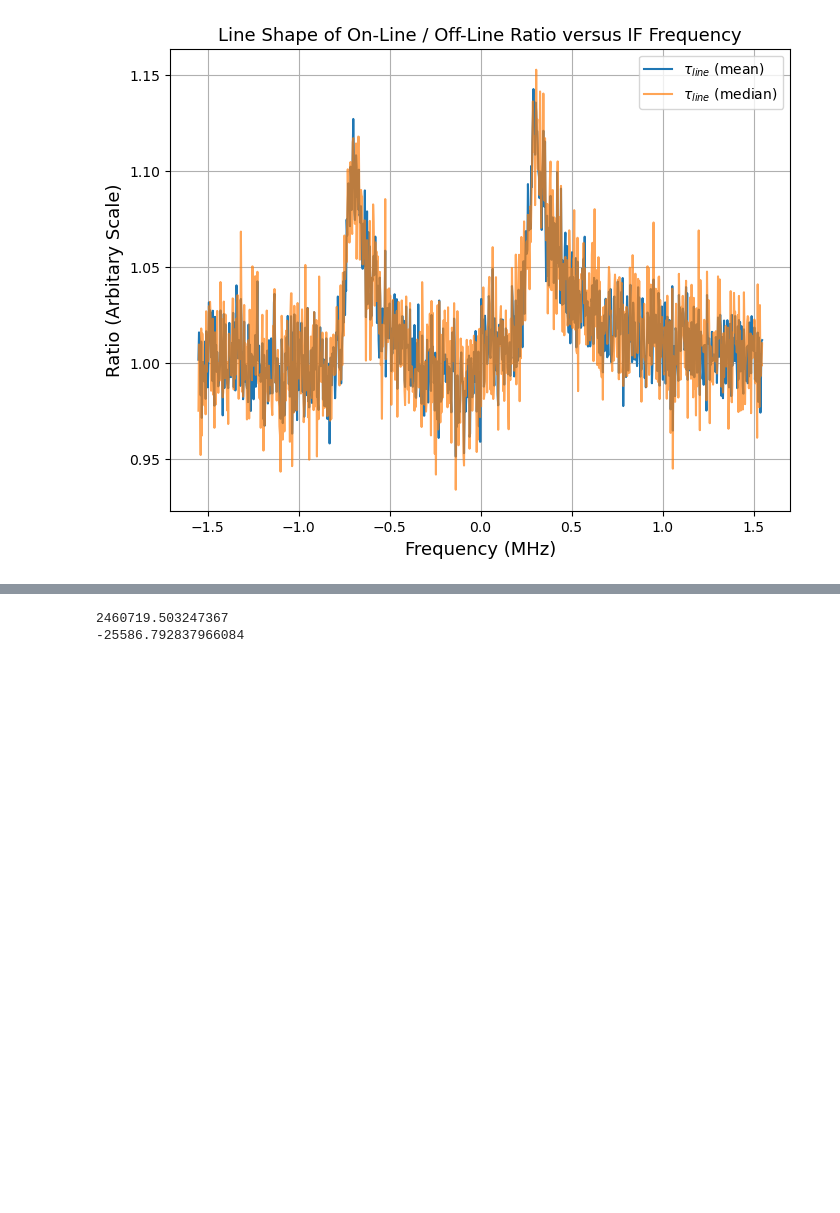
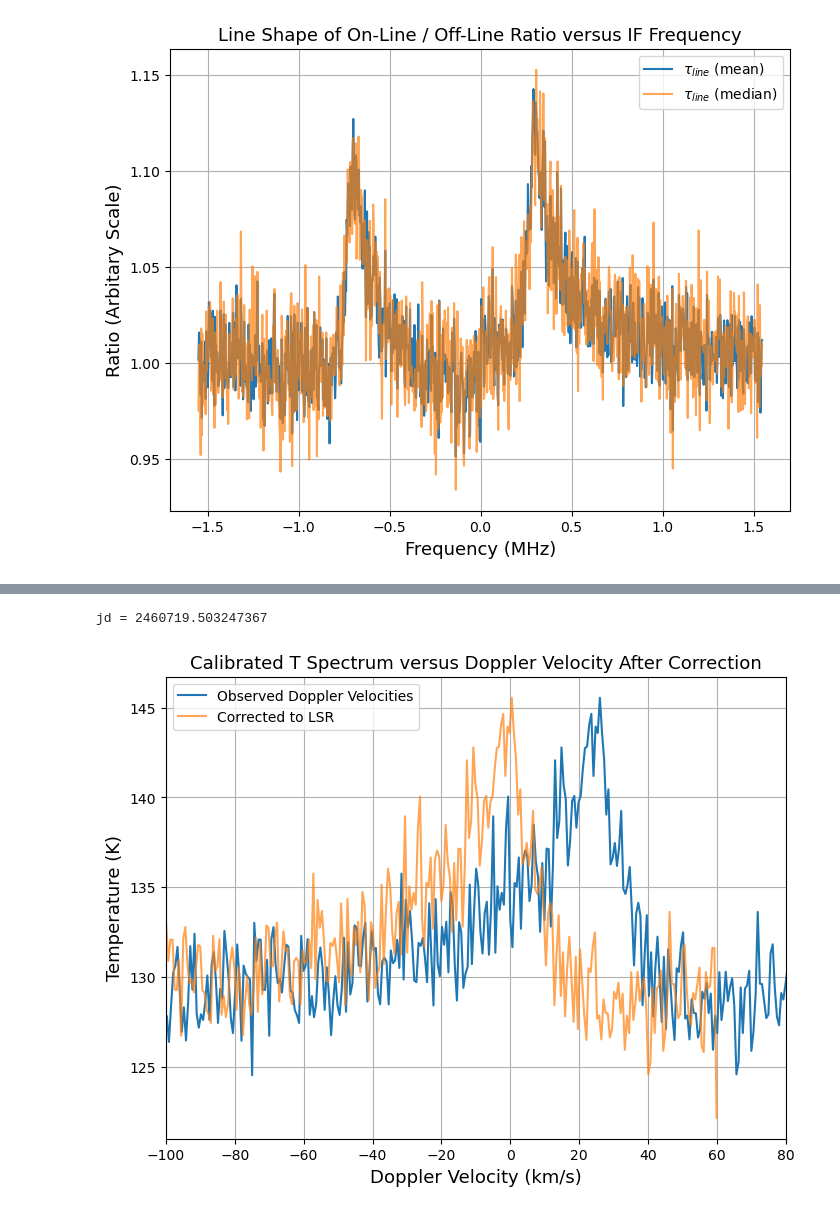
Before and after one commit to Brandon102002/ugastro, a Jupyter notebook: lab_2_analysis.ipynb, the cells around one changed output, grey strips where cells are left out. Cells and saved outputs as stored; diff of their text form; code cells hidden in the pictures; blank space fills up the shorter version.

```diff
--- a/lab_2_analysis.ipynb
+++ b/lab_2_analysis.ipynb
@@ -415,15 +466,13 @@ def galacticToHorizontal(l, b, time_utc, lat=37.873199, lon=-122.2573):
     horizontal = equitorial.transform_to(AltAz(obstime=obstime, location=location))
     return horizontal.az.deg, horizontal.alt.deg
 # %%
-lat = 37.83199
-lon = -122.2573
 time_utc = getUTC(data_coldsky)
-print(getJulianDate(data_coldsky))
+print(f"jd = {getJulianDate(data_coldsky)}")
 jd = 2460719.503247367
 ra, dec = horizontalToEquitorial(0, 90, time_utc)
 
 projected_v = ugradio.doppler.get_projected_velocity(ra, dec, jd)
-print(projected_v)
+graphCalibratedTDoppler(T, projected_v, xlim=(-100, 80))
 # %% [output]
-2460719.503247367
--25586.792837966084
+jd = 2460719.503247367
+[figure, added]
```
Also changed, not shown: parts of 10 cells of this notebook, 10 other files.
